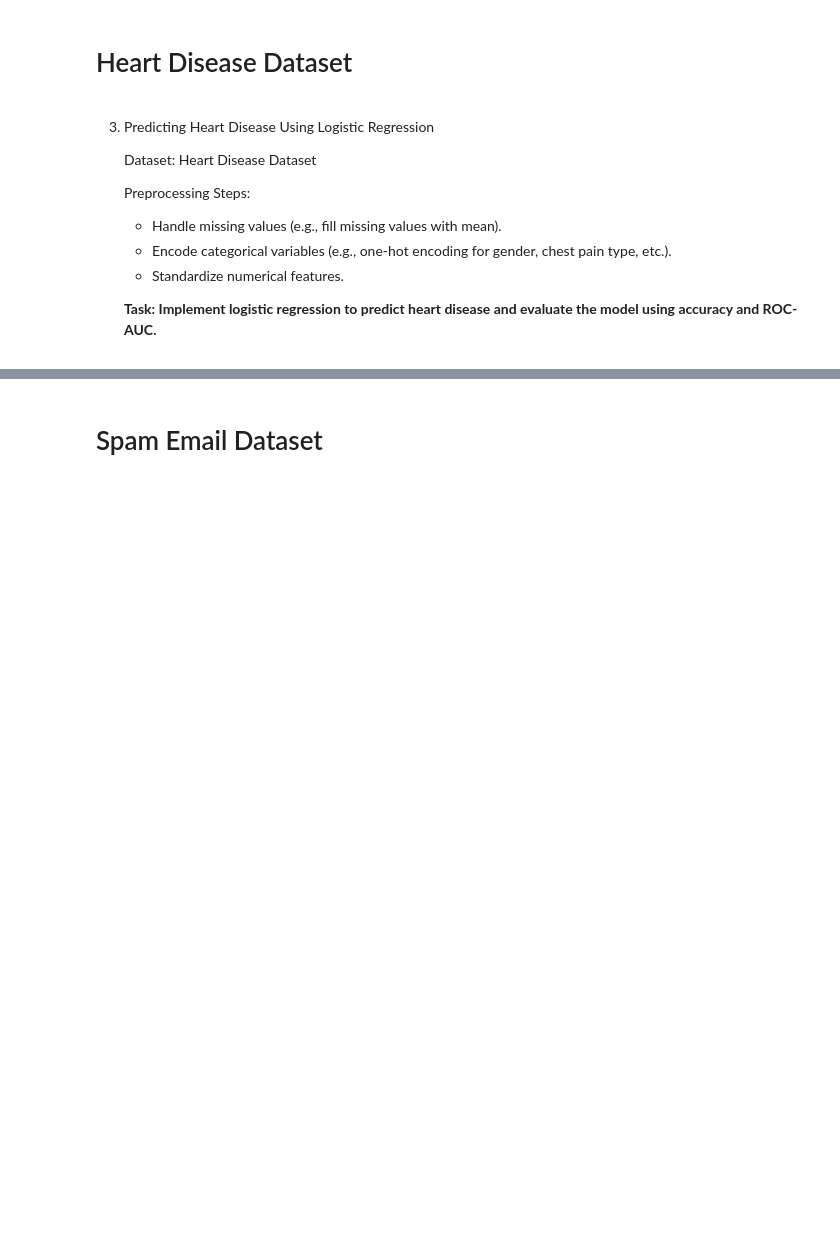
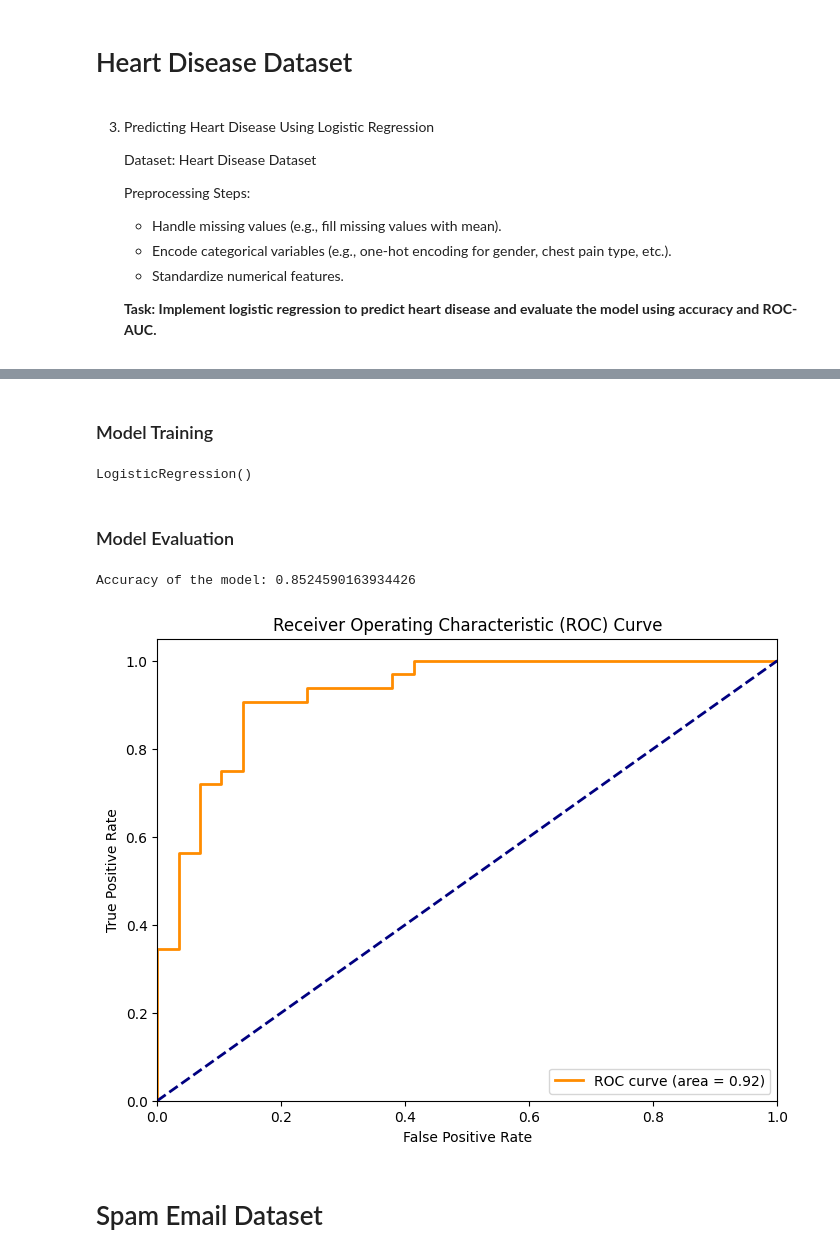
Before and after one commit to Ahmed-Islam-AI/100DaysOfBytewise, a Jupyter notebook: Solutions/Task 12 Solution/BWF_Task_12.ipynb, the cells around one changed output, grey strips where cells are left out. Saved outputs shown, nothing was run; the diff lists cells and outputs as text; code cells hidden in the pictures; blank space fills up the shorter version.

```diff
--- a/Solutions/Task 12 Solution/BWF_Task_12.ipynb
+++ b/Solutions/Task 12 Solution/BWF_Task_12.ipynb
@@ -455,3 +555,48 @@ df = pd.read_csv('/content/drive/MyDrive/Datasets /BWF_Week6_Datasets/heart_dise
+# %%
+# Concatinating the scaled features to the original features dataframe
+X.drop(X[features_scaled.columns], axis=1, inplace=True)
+X = pd.concat([X, features_scaled], axis=1)
+# %% [markdown]
+### Model Training
+# %%
+X_train, X_test, y_train, y_test = train_test_split(X, Y, test_size=0.2, random_state=42)
+# %%
+lr_model = LogisticRegression()
+lr_model.fit(X_train, y_train)
+# %% [output]
+LogisticRegression()
+# %%
+# Predicting the target variable
+Y_pred = lr_model.predict(X_test)
+Y_pred_proba = lr_model.predict_proba(X_test)[:, 1]
+# %% [markdown]
+### Model Evaluation
+# %%
+# Calculating the accuracy score of the model
+accuracy = accuracy_score(y_test, Y_pred)
+print("Accuracy of the model:", accuracy)
+# %% [output]
+Accuracy of the model: 0.8524590163934426
+# %%
+# Calculating the false positive rate, true positive rate, and thresholds
+fpr, tpr, thresholds = roc_curve(y_test, Y_pred_proba)
+
+# Calculating the AUC (Area Under the Curve)
+roc_auc = auc(fpr, tpr)
+
+# Plotting the ROC curve
+plt.figure(figsize=(8, 6))
+plt.plot(fpr, tpr, color='darkorange', lw=2, label='ROC curve (area = %0.2f)' % roc_auc)
+plt.plot([0, 1], [0, 1], color='navy', lw=2, linestyle='--')
+plt.xlim([0.0, 1.0])
+plt.ylim([0.0, 1.05])
+plt.xlabel('False Positive Rate')
+plt.ylabel('True Positive Rate')
+plt.title('Receiver Operating Characteristic (ROC) Curve')
+plt.legend(loc="lower right")
+plt.show()
+# %% [output]
+[figure, added]
 # %% [markdown]
 # Spam Email Dataset
 # %% [markdown]
```
Also changed, not shown: parts of 14 cells of this notebook.
